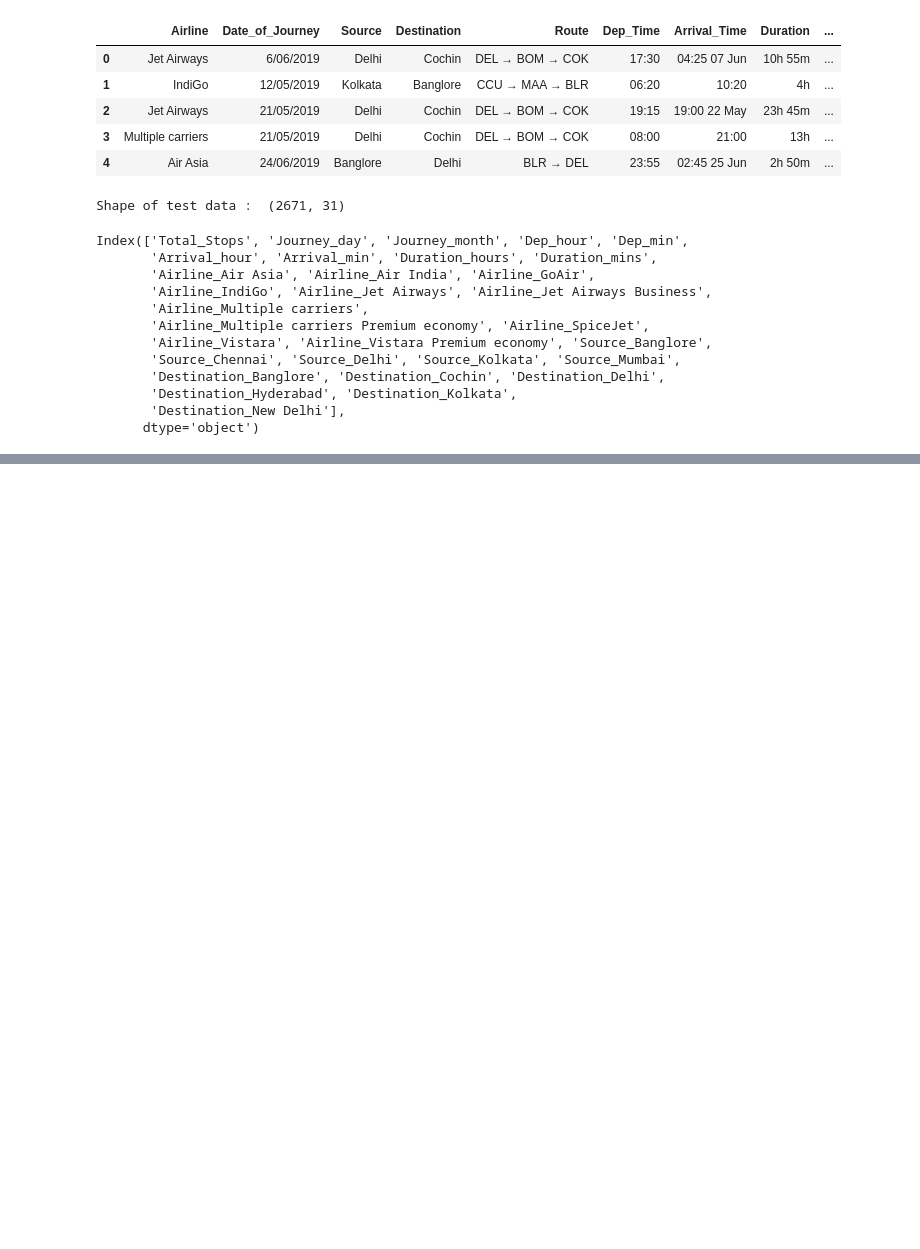
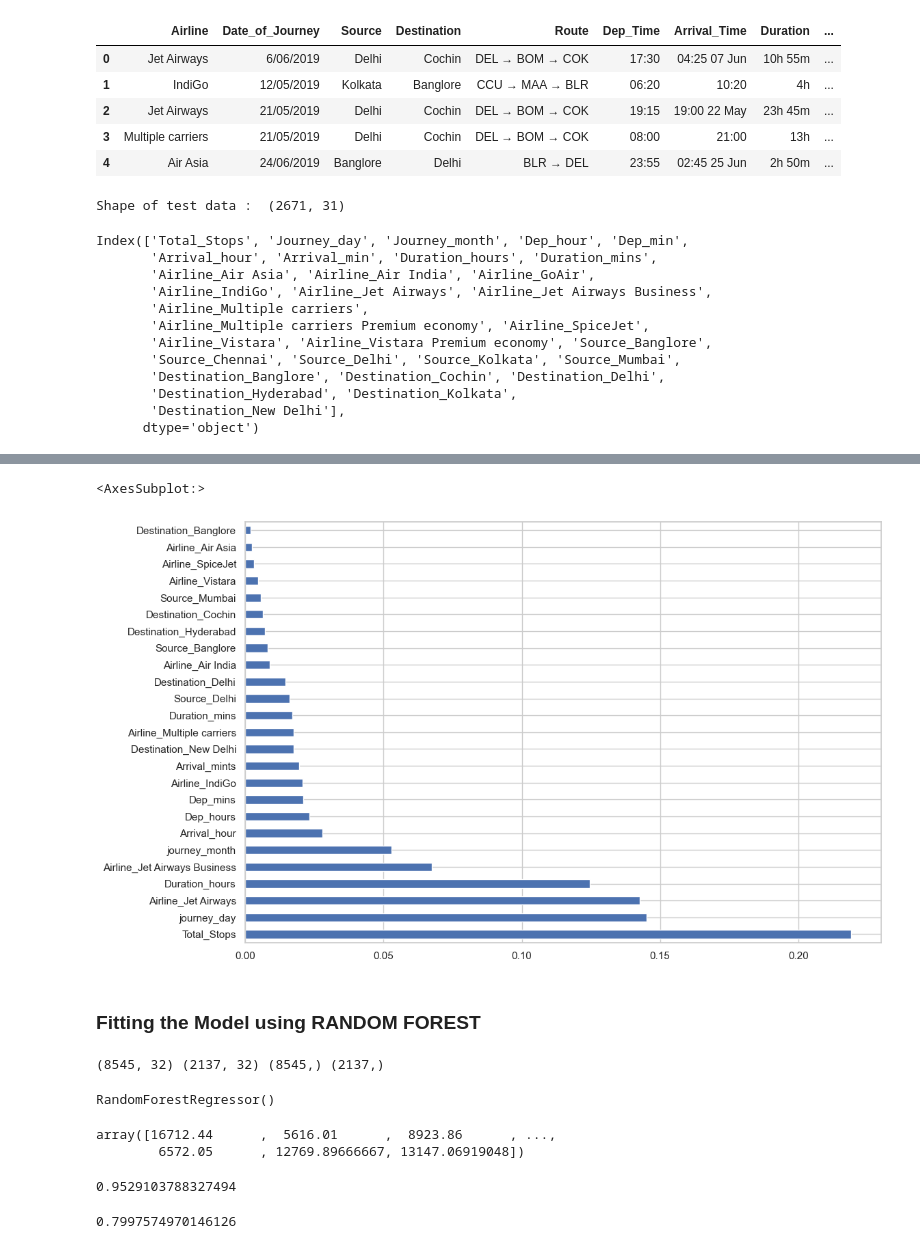
Before and after one commit to DanialAslam04/FlightFarePredicion-, a Jupyter notebook: FlightFarePred.ipynb, the cells around one changed output, grey strips where cells are left out. Saved outputs shown, nothing was run; the diff lists cells and outputs as text; code cells hidden in the pictures; blank space fills up the shorter version.

```diff
--- a/FlightFarePred.ipynb
+++ b/FlightFarePred.ipynb
@@ -440,0 +454,4 @@ Index(['Total_Stops', 'Journey_day', 'Journey_month', 'Dep_hour', 'Dep_min',
+# %%
+X=data_train.drop(columns=['Price'],axis=1)
+y=train_data['Price']
+X.head()
@@ -440,0 +503,4 @@ Index(['Total_Stops', 'Journey_day', 'Journey_month', 'Dep_hour', 'Dep_min',
+# %%
+from sklearn.ensemble import ExtraTreesRegressor
+selection = ExtraTreesRegressor()
+selection.fit(X, y)
@@ -440,0 +520,35 @@ Index(['Total_Stops', 'Journey_day', 'Journey_month', 'Dep_hour', 'Dep_min',
+# %%
+plt.figure(figsize = (12,8))
+feat_importances = pd.Series(selection.feature_importances_, index=X.columns)
+feat_importances.nlargest(25).plot(kind='barh')
+# %% [output]
+<AxesSubplot:>
+[figure, added]
+# %% [markdown]
+### Fitting the Model using RANDOM FOREST
+# %%
+from sklearn.model_selection import train_test_split
+X_train, X_test, y_train, y_test = train_test_split(X, y, test_size = 0.2, random_state = 42)
+print(X_train.shape, X_test.shape, y_train.shape, y_test.shape)
+# %% [output]
+(8545, 32) (2137, 32) (8545,) (2137,)
+# %%
+from sklearn.ensemble import RandomForestRegressor
+model = RandomForestRegressor()
+model.fit(X_train,y_train)
+# %% [output]
+RandomForestRegressor()
+# %%
+y_pred=model.predict(X_test)
+y_pred
+# %% [output]
+array([16712.44      ,  5616.01      ,  8923.86      , ...,
+        6572.05      , 12769.89666667, 13147.06919048])
+# %%
+model.score(X_train, y_train)
+# %% [output]
+0.9529103788327494
+# %%
+model.score(X_test, y_test)
+# %% [output]
+0.7997574970146126
```
Also changed, not shown: parts of 23 cells of this notebook.
